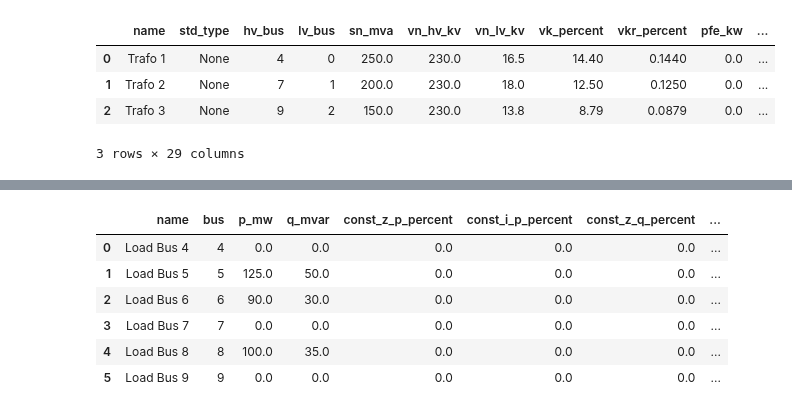
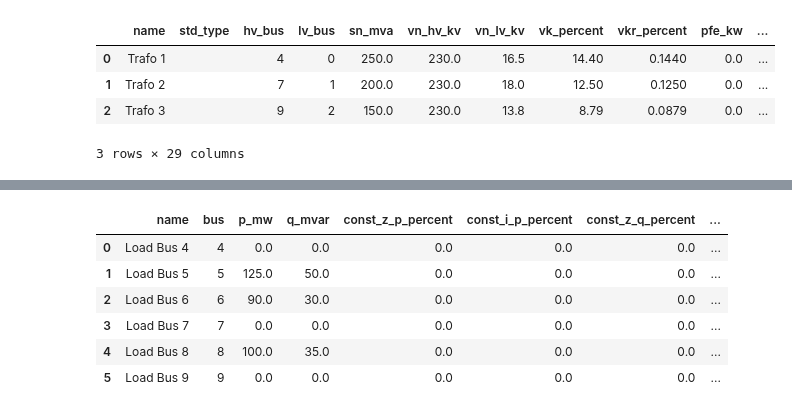
Before and after one commit to nauhamriv/my_source_code, a Jupyter notebook: ieee9bus.ipynb, the cells around one changed output, grey strips where cells are left out. Cells and saved outputs as stored; diff of their text form; code cells hidden in the pictures.

```diff
--- a/ieee9bus.ipynb
+++ b/ieee9bus.ipynb
@@ -20,13 +20,13 @@ net = create_empty_network()
 #create buses
 buses = {}
 
-buses[1] = create_bus(net, vn_kv=16.5, name="Bus 1", type="b", in_service=True, max_vm_pu=1.05, min_vm_pu=0.90)
-buses[2] = create_bus(net, vn_kv=18, name="Bus 2", type="b", in_service=True, max_vm_pu=1.05, min_vm_pu=0.90)
-buses[3] = create_bus(net, vn_kv=13.8, name="Bus 3", type="b", in_service=True, max_vm_pu=1.05, min_vm_pu=0.90)
+buses[1] = create_bus(net, vn_kv=16.5, name="Bus 1", type="b", in_service=True, max_vm_pu=1.1, min_vm_pu=0.90, zone="", geo="")
+buses[2] = create_bus(net, vn_kv=18, name="Bus 2", type="b", in_service=True, max_vm_pu=1.1, min_vm_pu=0.90, zone="", geo="")
+buses[3] = create_bus(net, vn_kv=13.8, name="Bus 3", type="b", in_service=True, max_vm_pu=1.1, min_vm_pu=0.90, zone="", geo="")
 
 #create buses automatically
 for i in range(4,10):
-    buses[i] = create_bus(net, vn_kv=230, name=f"Bus {i}", index=i, type="b", in_service=True, max_vm_pu=1.05, min_vm_pu=0.90)
+    buses[i] = create_bus(net, vn_kv=230, name=f"Bus {i}", index=i, type="b", in_service=True, max_vm_pu=1.1, min_vm_pu=0.90, zone="", geo="")
 
 #data structure of the bus
 net.bus
@@ -69,17 +71,17 @@ net.ext_grid
 # %%
 #create transformer
 trafos = {}
-trafos[1] = create_transformer_from_parameters(net, hv_bus=buses[4], lv_bus=buses[1], sn_mva=250, vn_hv_kv=230, vn_lv_kv=16.5, vkr_percent=0.144, vk_percent=14.4, pfe_kw=0, i0_percent=0, vector_group='YNd', vk0_percent=3, in_service=True, name="Trafo 1", shift_degree=150, tap_side="hv", tap_neutral=0, tap_max=2, tap_min=-2, tap_step_percent=2.5, max_loading_percent=100)
-trafos[2] = create_transformer_from_parameters(net, hv_bus=buses[7], lv_bus=buses[2], sn_mva=200, vn_hv_kv=230, vn_lv_kv=18.0, vkr_percent=0.125, vk_percent=12.5, pfe_kw=0, i0_percent=0,vector_group='YNd', vk0_percent=3, in_service=True, name="Trafo 2", shift_degree=150, tap_side="hv", tap_neutral=0, tap_max=2, tap_min=-2, tap_step_percent=2.5, max_loading_percent=100)
-trafos[3] = create_transformer_from_parameters(net, hv_bus=buses[9], lv_bus=buses[3], sn_mva=150, vn_hv_kv=230, vn_lv_kv=13.8, vkr_percent=0.0879, vk_percent=8.79, pfe_kw=0, i0_percent=0,vector_group='YNd', vk0_percent=3, in_service=True, name="Trafo 3", shift_degree=150, tap_side="hv", tap_neutral=0, tap_max=2, tap_min=-2, tap_step_percent=2.5, max_loading_percent=100)
+trafos[1] = create_transformer_from_parameters(net, hv_bus=buses[4], lv_bus=buses[1], sn_mva=250, vn_hv_kv=230, vn_lv_kv=16.5, vkr_percent=0.144, vk_percent=14.4, pfe_kw=0, i0_percent=0, vector_group='YNd', vk0_percent=3, in_service=True, name="Trafo 1", shift_degree=150, tap_side="hv", tap_neutral=0, tap_max=2, tap_min=-2, tap_step_percent=2.5, max_loading_percent=100, tap_step_degree=0.0, tap_changer_type="", id_characteristic_table=0.0, std_type="")
+trafos[2] = create_transformer_from_parameters(net, hv_bus=buses[7], lv_bus=buses[2], sn_mva=200, vn_hv_kv=230, vn_lv_kv=18.0, vkr_percent=0.125, vk_percent=12.5, pfe_kw=0, i0_percent=0,vector_group='YNd', vk0_percent=3, in_service=True, name="Trafo 2", shift_degree=150, tap_side="hv", tap_neutral=0, tap_max=2, tap_min=-2, tap_step_percent=2.5, max_loading_percent=100, tap_step_degree=0.0, tap_changer_type="", id_characteristic_table=0.0, std_type="")
+trafos[3] = create_transformer_from_parameters(net, hv_bus=buses[9], lv_bus=buses[3], sn_mva=150, vn_hv_kv=230, vn_lv_kv=13.8, vkr_percent=0.0879, vk_percent=8.79, pfe_kw=0, i0_percent=0,vector_group='YNd', vk0_percent=3, in_service=True, name="Trafo 3", shift_degree=150, tap_side="hv", tap_neutral=0, tap_max=2, tap_min=-2, tap_step_percent=2.5, max_loading_percent=100, tap_step_degree=0.0, tap_changer_type="", id_characteristic_table=0.0, std_type="")
 
 #data structure of trafo
 net.trafo
 # %% [output]
 |  | name | std_type | hv_bus | lv_bus | sn_mva | vn_hv_kv | vn_lv_kv | vk_percent | vkr_percent | pfe_kw | ... |
-| 0 | Trafo 1 | None | 4 | 0 | 250.0 | 230.0 | 16.5 | 14.40 | 0.1440 | 0.0 | ... |
-| 1 | Trafo 2 | None | 7 | 1 | 200.0 | 230.0 | 18.0 | 12.50 | 0.1250 | 0.0 | ... |
-| 2 | Trafo 3 | None | 9 | 2 | 150.0 | 230.0 | 13.8 | 8.79 | 0.0879 | 0.0 | ... |
+| 0 | Trafo 1 |  | 4 | 0 | 250.0 | 230.0 | 16.5 | 14.40 | 0.1440 | 0.0 | ... |
+| 1 | Trafo 2 |  | 7 | 1 | 200.0 | 230.0 | 18.0 | 12.50 | 0.1250 | 0.0 | ... |
+| 2 | Trafo 3 |  | 9 | 2 | 150.0 | 230.0 | 13.8 | 8.79 | 0.0879 | 0.0 | ... |
 3 rows × 29 columns
 # %%
 #create power lines
```
Also changed, not shown: parts of 11 cells of this notebook.
